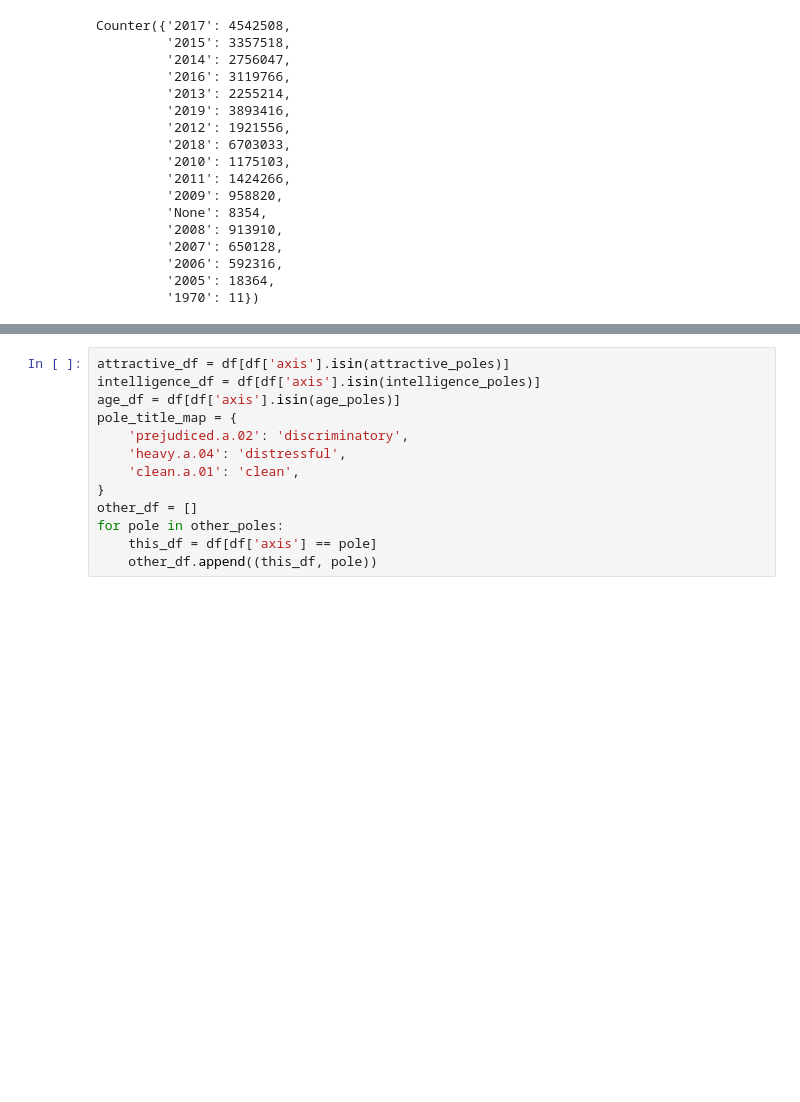
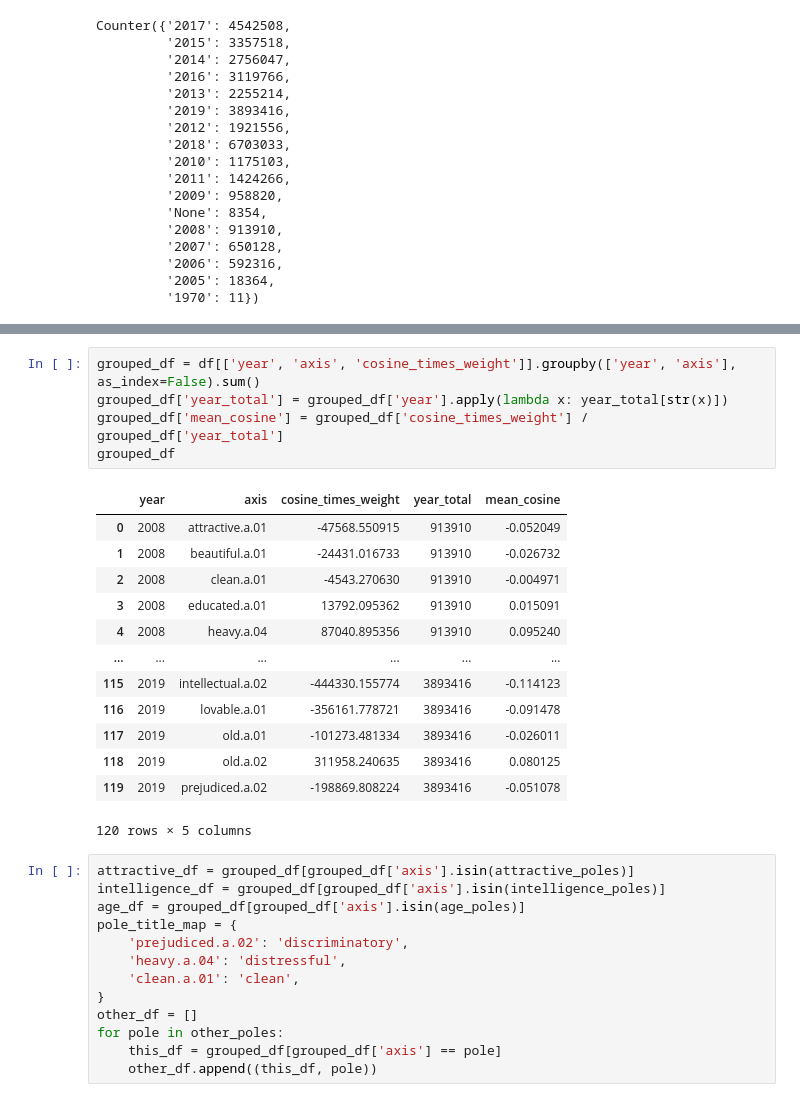
Before and after one commit to lucy3/context_semantic_axes, a Jupyter notebook: code/semantics_viz.ipynb, the cells around one changed output, grey strips where cells are left out. Drawn from its saved outputs; the diff is of its cells as text; blank space fills up the shorter version.

```diff
--- a/code/semantics_viz.ipynb
+++ b/code/semantics_viz.ipynb
@@ -430,8 +428,27 @@ df
 692930 rows × 8 columns
+# %%
+grouped_df = df[['year', 'axis', 'cosine_times_weight']].groupby(['year', 'axis'], as_index=False).sum()
+grouped_df['year_total'] = grouped_df['year'].apply(lambda x: year_total[str(x)])
+grouped_df['mean_cosine'] = grouped_df['cosine_times_weight'] / grouped_df['year_total']
+grouped_df
+# %% [output]
+|  | year | axis | cosine_times_weight | year_total | mean_cosine |
+| 0 | 2008 | attractive.a.01 | -47568.550915 | 913910 | -0.052049 |
+| 1 | 2008 | beautiful.a.01 | -24431.016733 | 913910 | -0.026732 |
+| 2 | 2008 | clean.a.01 | -4543.270630 | 913910 | -0.004971 |
+| 3 | 2008 | educated.a.01 | 13792.095362 | 913910 | 0.015091 |
+| 4 | 2008 | heavy.a.04 | 87040.895356 | 913910 | 0.095240 |
+| ... | ... | ... | ... | ... | ... |
+| 115 | 2019 | intellectual.a.02 | -444330.155774 | 3893416 | -0.114123 |
+| 116 | 2019 | lovable.a.01 | -356161.778721 | 3893416 | -0.091478 |
+| 117 | 2019 | old.a.01 | -101273.481334 | 3893416 | -0.026011 |
+| 118 | 2019 | old.a.02 | 311958.240635 | 3893416 | 0.080125 |
+| 119 | 2019 | prejudiced.a.02 | -198869.808224 | 3893416 | -0.051078 |
+120 rows × 5 columns
 # %%
-attractive_df = df[df['axis'].isin(attractive_poles)]
-intelligence_df = df[df['axis'].isin(intelligence_poles)]
-age_df = df[df['axis'].isin(age_poles)]
+attractive_df = grouped_df[grouped_df['axis'].isin(attractive_poles)]
+intelligence_df = grouped_df[grouped_df['axis'].isin(intelligence_poles)]
+age_df = grouped_df[grouped_df['axis'].isin(age_poles)]
 pole_title_map = {
     'prejudiced.a.02': 'discriminatory',
     'heavy.a.04': 'distressful',
@@ -439,6 +456,6 @@ pole_title_map = {
 }
 other_df = []
 for pole in other_poles:
-    this_df = df[df['axis'] == pole]
+    this_df = grouped_df[grouped_df['axis'] == pole]
     other_df.append((this_df, pole))
 # %%
```
Also changed, not shown: parts of 5 cells of this notebook, 1 other file.
